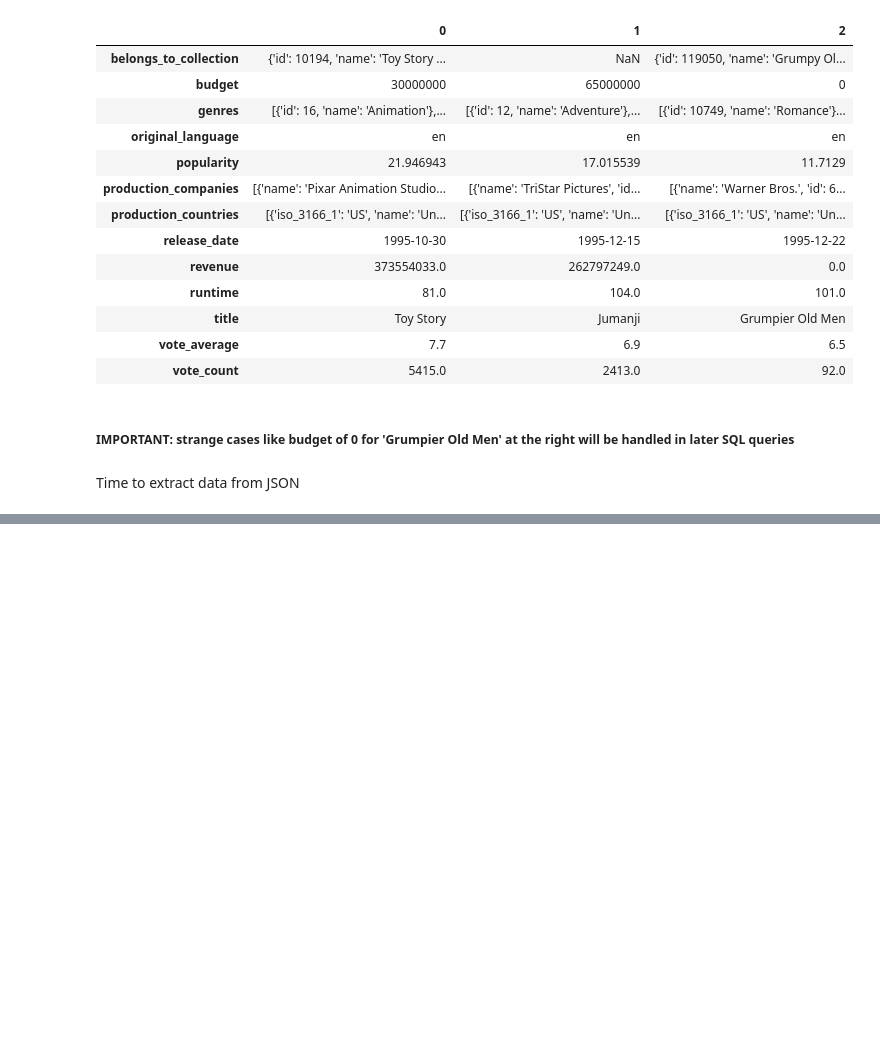
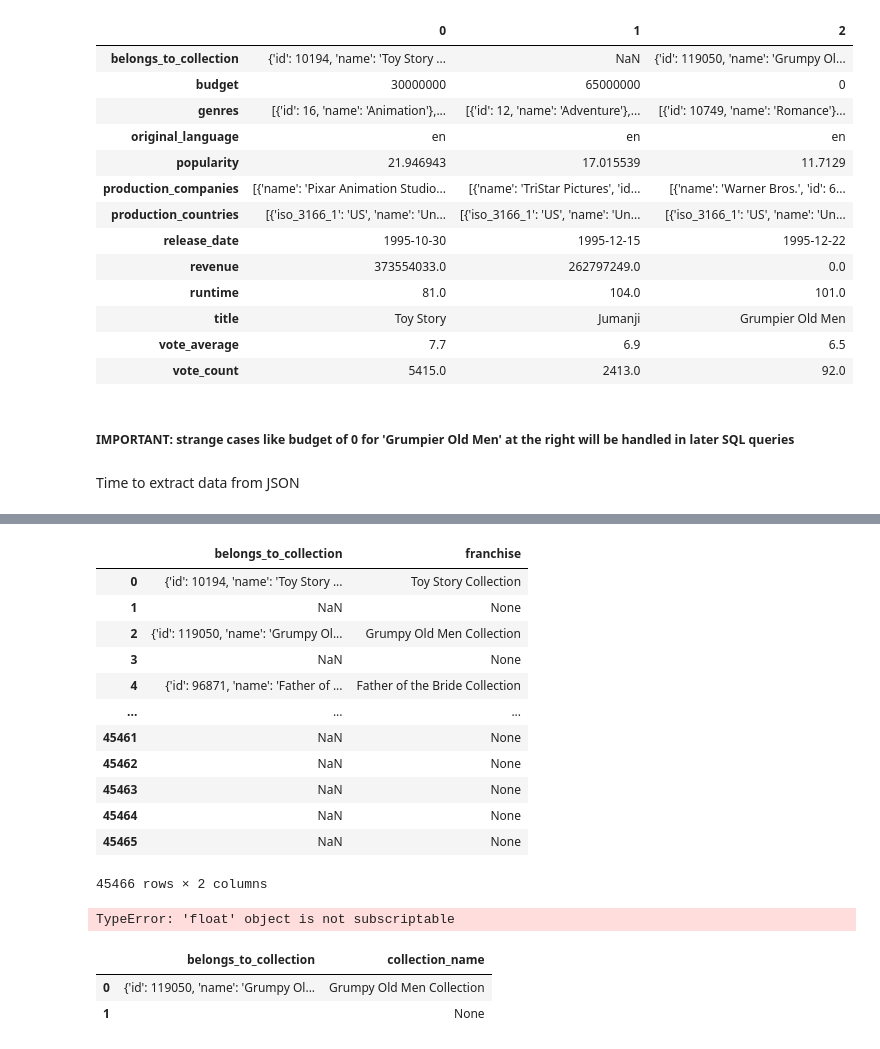
Before and after one commit to SanAntonik/MRS, a Jupyter notebook: analyze.ipynb, the cells around one changed output, grey strips where cells are left out. Saved outputs shown, nothing was run; the diff lists cells and outputs as text; code cells hidden in the pictures; blank space fills up the shorter version.

Commit message:
Extract franchise from 'belongs_to_collection' col

```diff
--- a/analyze.ipynb
+++ b/analyze.ipynb
@@ -116,0 +128,70 @@ Time to extract data from JSON
+# %%
+from ast import literal_eval
+import numpy as np
+
+def extract_franchise_name(x):
+    try:
+        return literal_eval(x)["name"]
+    except (ValueError, TypeError):
+        return None
+
+df["franchise"] = df["belongs_to_collection"].apply(extract_franchise_name)
+
+# Display the DataFrame with extracted collection names
+df[["belongs_to_collection", "franchise"]]
+# %% [output]
+|  | belongs_to_collection | franchise |
+| 0 | {'id': 10194, 'name': 'Toy Story ... | Toy Story Collection |
+| 1 | NaN | None |
+| 2 | {'id': 119050, 'name': 'Grumpy Ol... | Grumpy Old Men Collection |
+| 3 | NaN | None |
+| 4 | {'id': 96871, 'name': 'Father of ... | Father of the Bride Collection |
+| ... | ... | ... |
+| 45461 | NaN | None |
+| 45462 | NaN | None |
+| 45463 | NaN | None |
+| 45464 | NaN | None |
+| 45465 | NaN | None |
+45466 rows × 2 columns
+# %%
+from ast import literal_eval
+
+df["franchise"] = df["belongs_to_collection"].apply(
+    lambda x: literal_eval(x)["name"] if isinstance(x, str) else None
+)
+
+# Display the DataFrame with extracted collection names
+df[["belongs_to_collection", "franchise"]]
+
+from ast import literal_eval
+import numpy as np
+
+# Check if the value is a string before applying literal_eval()
+df["franchise"] = df["belongs_to_collection"].apply(
+    lambda x: literal_eval(x)["name"] if isinstance(x, str) else None
+)
+
+# Display the DataFrame with extracted collection names
+df[["belongs_to_collection", "franchise"]]
+# %% [output]
+TypeError: 'float' object is not subscriptable
+# %%
+import pandas as pd
+import numpy as np
+
+# Sample DataFrame with NaN values
+data = {'belongs_to_collection': ["{'id': 119050, 'name': 'Grumpy Old Men Collection', 'poster_path': '/nLvUdqgPgm3F85NMCii9gVFUcet.jpg', 'backdrop_path': '/hypTnLot2z8wpFS7qwsQHW1uV8u.jpg'}", np.nan]}
+df = pd.DataFrame(data)
+
+# Replace NaN values with empty strings
+df['belongs_to_collection'] = df['belongs_to_collection'].fillna('')
+
+# Define a lambda function to extract the name from the JSON string
+df['collection_name'] = df['belongs_to_collection'].apply(lambda x: eval(x)['name'] if x else None)
+
+# Display the DataFrame with extracted collection names
+df[['belongs_to_collection', 'collection_name']]
+# %% [output]
+|  | belongs_to_collection | collection_name |
+| 0 | {'id': 119050, 'name': 'Grumpy Ol... | Grumpy Old Men Collection |
+| 1 |  | None |
```
Also changed, not shown: parts of 4 cells of this notebook.
